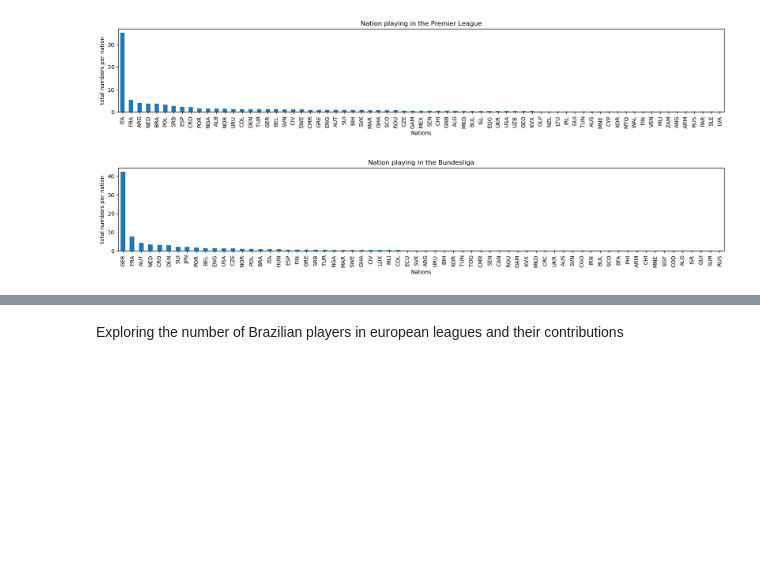
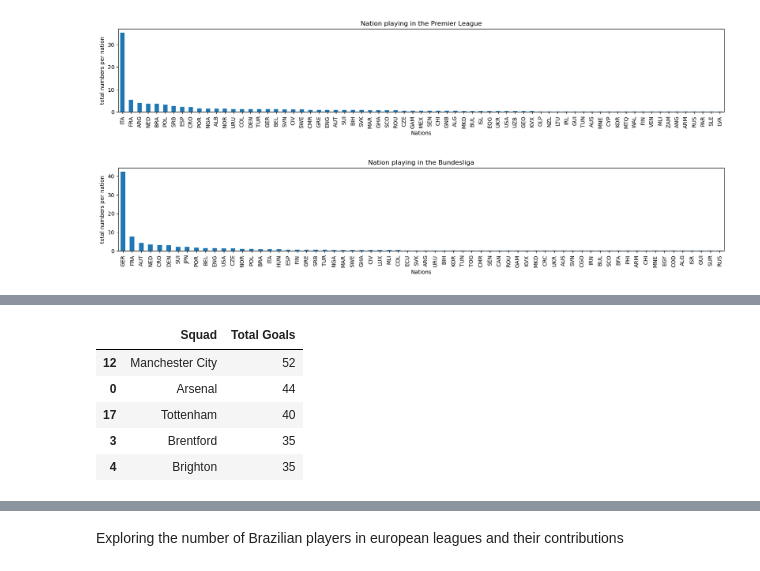
Before and after one commit to tiagoru/Football_Player_Stats, a Jupyter notebook: footbal_analysis.ipynb, the cells around one changed output, grey strips where cells are left out. Cells and saved outputs as stored; diff of their text form; code cells hidden in the pictures; blank space fills up the shorter version.

```diff
--- a/footbal_analysis.ipynb
+++ b/footbal_analysis.ipynb
@@ -214,0 +249,11 @@ plt.show()
+# %%
+top_team_PL = PL.groupby(['Squad'])['Goals'].sum().reset_index().rename(columns={'Goals':'Total Goals'})
+top_team_PL.sort_values(by='Total Goals', ascending = False, inplace = True)
+top_team_PL.head(5)
+# %% [output]
+|  | Squad | Total Goals |
+| 12 | Manchester City | 52 |
+| 0 | Arsenal | 44 |
+| 17 | Tottenham | 40 |
+| 3 | Brentford | 35 |
+| 4 | Brighton | 35 |
```
Also changed, not shown: parts of 7 cells of this notebook.
